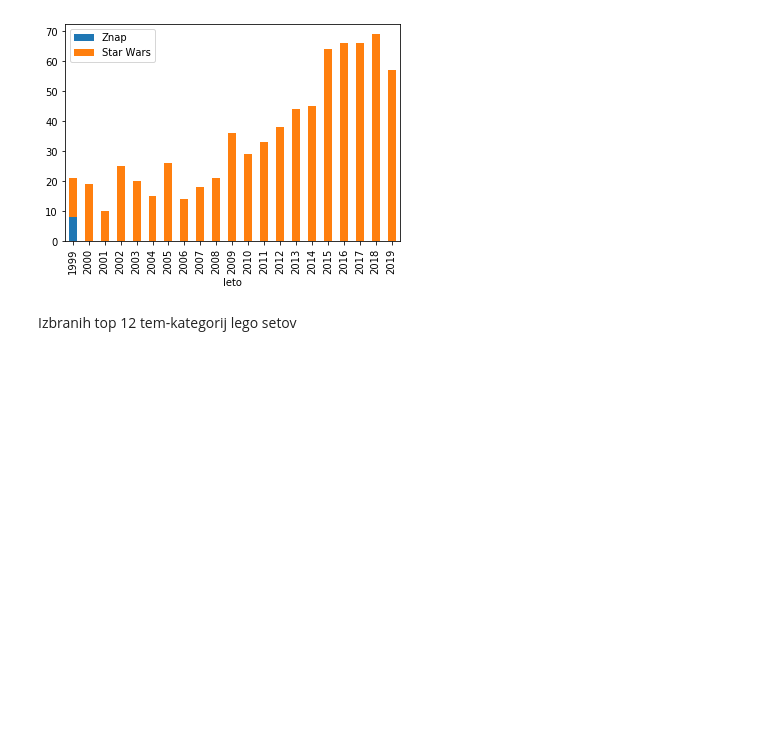
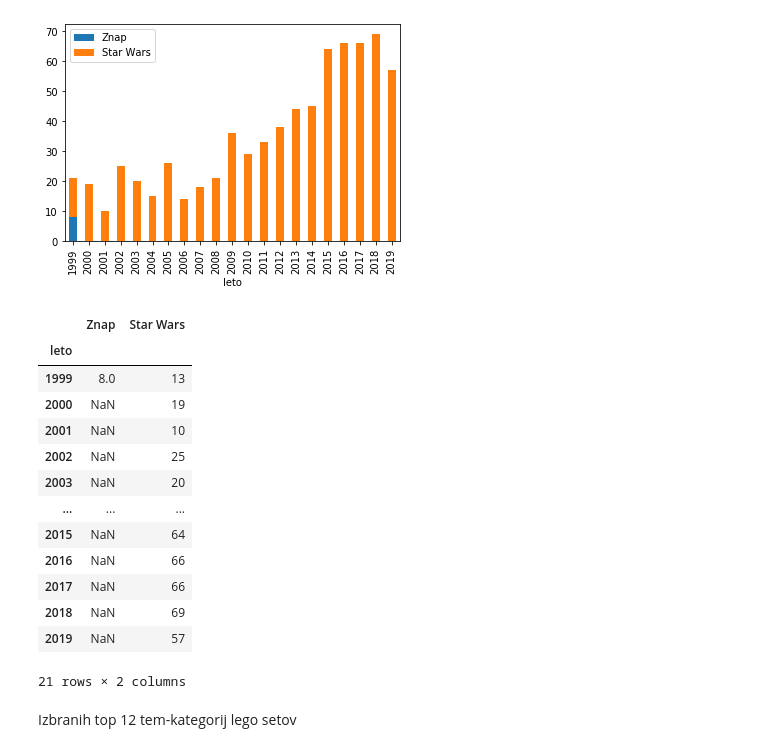
Before and after one commit to kazi99/Lego-sets, a Jupyter notebook: analiza.ipynb, the cells around one changed output. Drawn from its saved outputs; the diff is of its cells as text; code cells hidden in the pictures; blank space fills up the shorter version.

```diff
--- a/analiza.ipynb
+++ b/analiza.ipynb
@@ -165,6 +181,23 @@ merg.plot.bar(stacked=True)
 # %% [output]
 <matplotlib.axes._subplots.AxesSubplot at 0x...>
 [figure]
+# %%
+merg
+# %% [output]
+|  | Znap | Star Wars |
+| leto |  |  |
+| 1999 | 8.0 | 13 |
+| 2000 | NaN | 19 |
+| 2001 | NaN | 10 |
+| 2002 | NaN | 25 |
+| 2003 | NaN | 20 |
+| ... | ... | ... |
+| 2015 | NaN | 64 |
+| 2016 | NaN | 66 |
+| 2017 | NaN | 66 |
+| 2018 | NaN | 69 |
+| 2019 | NaN | 57 |
+21 rows × 2 columns
 # %% [markdown]
 Izbranih top 12 tem-kategorij lego setov
 # %%
```
Also changed, not shown: parts of 3 cells of this notebook.
